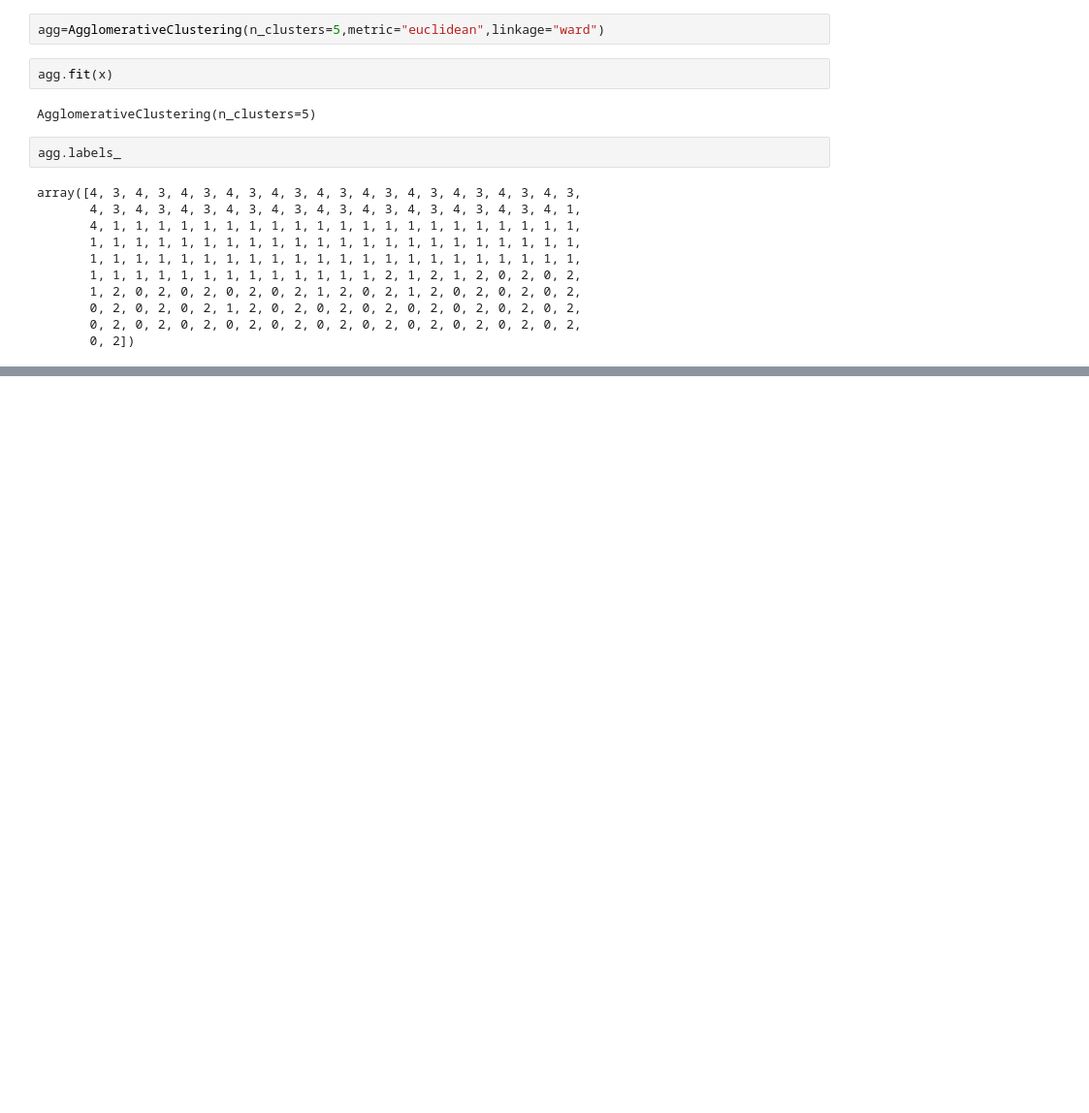
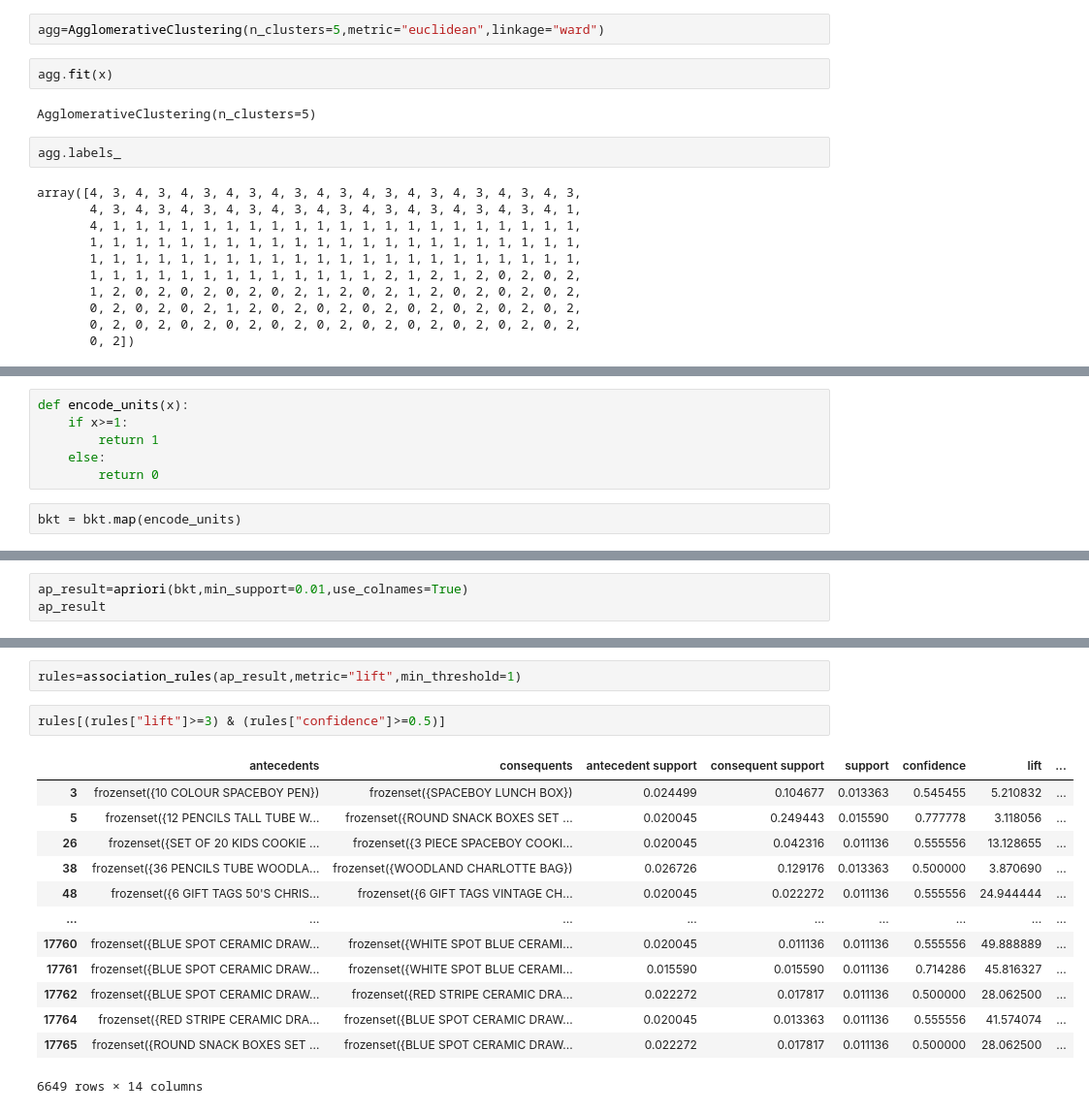
Before and after one commit to namal1230/Machine-Learning, a Jupyter notebook: notebook.ipynb, the cells around one changed output, grey strips where cells are left out. Shown at 97% size. Saved outputs shown, nothing was run; the diff lists cells and outputs as text; blank space fills up the shorter version.

```diff
--- a/notebook.ipynb
+++ b/notebook.ipynb
@@ -813,0 +854,8 @@ array([4, 3, 4, 3, 4, 3, 4, 3, 4, 3, 4, 3, 4, 3, 4, 3, 4, 3, 4, 3, 4, 3,
+# %%
+def encode_units(x):
+    if x>=1:
+        return 1
+    else:
+        return 0
+# %%
+bkt = bkt.map(encode_units)
@@ -813,0 +879,3 @@ array([4, 3, 4, 3, 4, 3, 4, 3, 4, 3, 4, 3, 4, 3, 4, 3, 4, 3, 4, 3, 4, 3,
+# %%
+ap_result=apriori(bkt,min_support=0.01,use_colnames=True)
+ap_result
@@ -813,0 +896,18 @@ array([4, 3, 4, 3, 4, 3, 4, 3, 4, 3, 4, 3, 4, 3, 4, 3, 4, 3, 4, 3, 4, 3,
+# %%
+rules=association_rules(ap_result,metric="lift",min_threshold=1)
+# %%
+rules[(rules["lift"]>=3) & (rules["confidence"]>=0.5)]
+# %% [output]
+|  | antecedents | consequents | antecedent support | consequent support | support | confidence | lift | ... |
+| 3 | frozenset({10 COLOUR SPACEBOY PEN}) | frozenset({SPACEBOY LUNCH BOX}) | 0.024499 | 0.104677 | 0.013363 | 0.545455 | 5.210832 | ... |
+| 5 | frozenset({12 PENCILS TALL TUBE W... | frozenset({ROUND SNACK BOXES SET ... | 0.020045 | 0.249443 | 0.015590 | 0.777778 | 3.118056 | ... |
+| 26 | frozenset({SET OF 20 KIDS COOKIE ... | frozenset({3 PIECE SPACEBOY COOKI... | 0.020045 | 0.042316 | 0.011136 | 0.555556 | 13.128655 | ... |
+| 38 | frozenset({36 PENCILS TUBE WOODLA... | frozenset({WOODLAND CHARLOTTE BAG}) | 0.026726 | 0.129176 | 0.013363 | 0.500000 | 3.870690 | ... |
+| 48 | frozenset({6 GIFT TAGS 50'S CHRIS... | frozenset({6 GIFT TAGS VINTAGE CH... | 0.020045 | 0.022272 | 0.011136 | 0.555556 | 24.944444 | ... |
+| ... | ... | ... | ... | ... | ... | ... | ... | ... |
+| 17760 | frozenset({BLUE SPOT CERAMIC DRAW... | frozenset({WHITE SPOT BLUE CERAMI... | 0.020045 | 0.011136 | 0.011136 | 0.555556 | 49.888889 | ... |
+| 17761 | frozenset({BLUE SPOT CERAMIC DRAW... | frozenset({WHITE SPOT BLUE CERAMI... | 0.015590 | 0.015590 | 0.011136 | 0.714286 | 45.816327 | ... |
+| 17762 | frozenset({BLUE SPOT CERAMIC DRAW... | frozenset({RED STRIPE CERAMIC DRA... | 0.022272 | 0.017817 | 0.011136 | 0.500000 | 28.062500 | ... |
+| 17764 | frozenset({RED STRIPE CERAMIC DRA... | frozenset({BLUE SPOT CERAMIC DRAW... | 0.020045 | 0.013363 | 0.011136 | 0.555556 | 41.574074 | ... |
+| 17765 | frozenset({ROUND SNACK BOXES SET ... | frozenset({BLUE SPOT CERAMIC DRAW... | 0.022272 | 0.017817 | 0.011136 | 0.500000 | 28.062500 | ... |
+6649 rows × 14 columns
```
Also changed, not shown: parts of 11 cells of this notebook, 1 other file.
